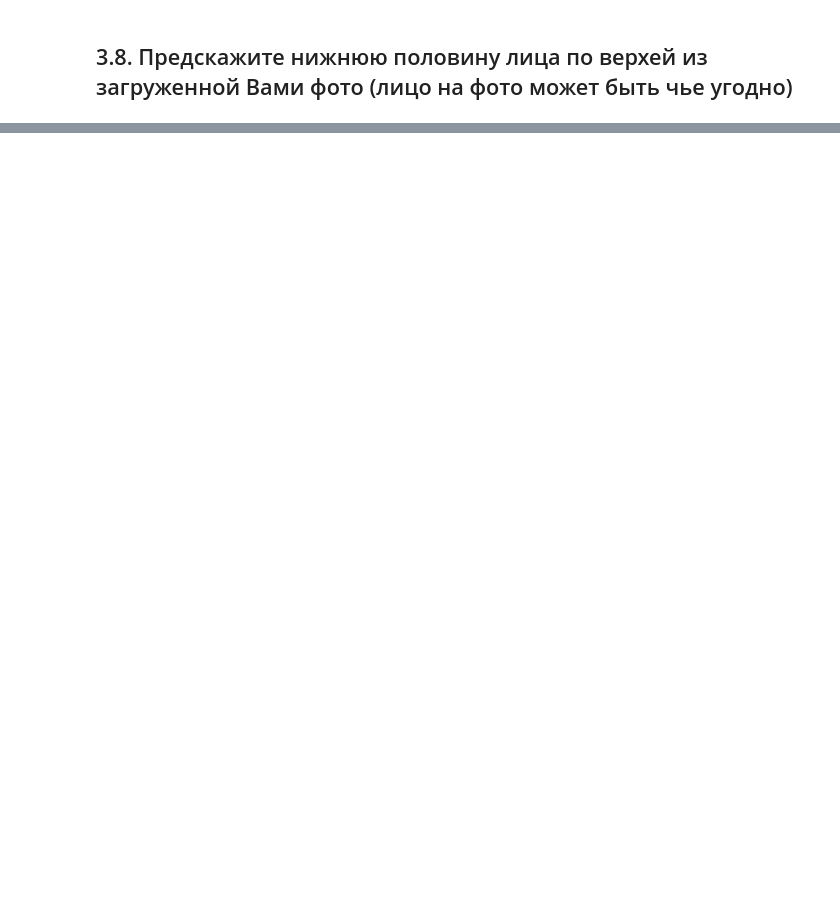
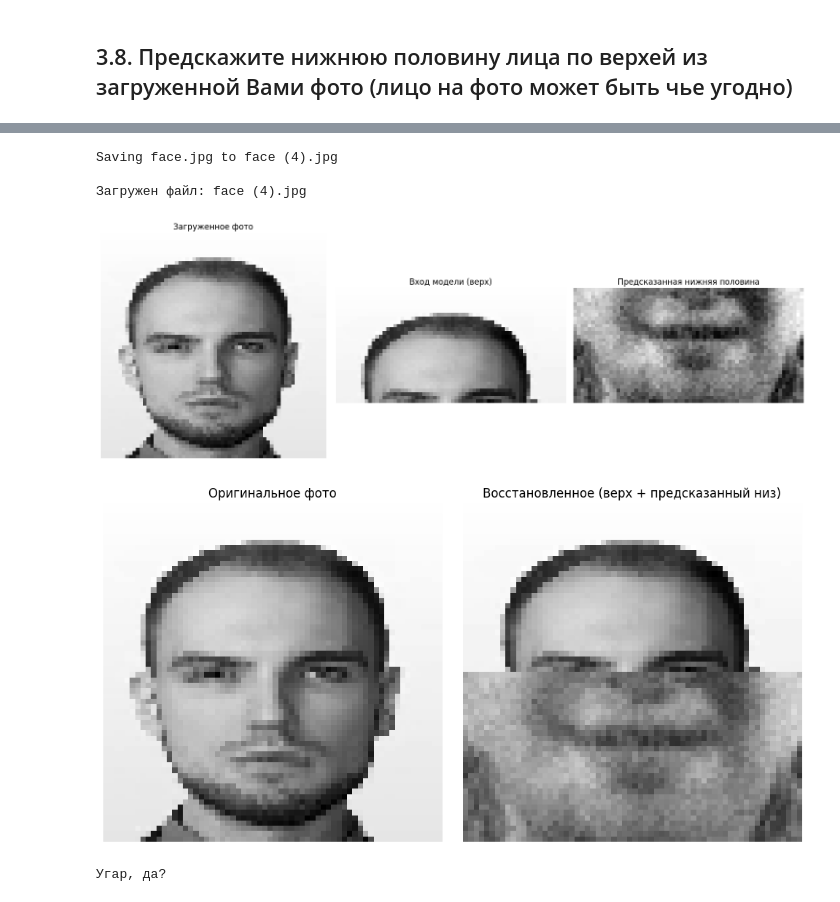
Before and after one commit to DinRazar/neural_networks, a Jupyter notebook: Работа_3.ipynb, the cells around one changed output, grey strips where cells are left out. Cells and saved outputs as stored; diff of their text form; code cells hidden in the pictures; blank space fills up the shorter version.

```diff
--- a/Работа_3.ipynb
+++ b/Работа_3.ipynb
@@ -740,0 +835,72 @@ for i in range(5):
+# %%
+from google.colab import files
+from tensorflow.keras.preprocessing import image
+import matplotlib.pyplot as plt
+import numpy as np
+import io
+
+# Загружаем файл
+uploaded = files.upload()
+
+# Получаем имя загруженного файла
+for filename in uploaded.keys():
+    print(f"\nЗагружен файл: {filename}")
+
+    # Загружаем изображение из загруженных данных
+    img = image.load_img(io.BytesIO(uploaded[filename]),
+                         color_mode='grayscale',
+                         target_size=(64, 64))
+
+    # Преобразуем в массив и нормализуем
+    img_array = image.img_to_array(img) / 255.0
+
+    # Берем верхнюю половину
+    upper_half = img_array[:32, :, :]
+
+    # Подготавливаем для модели
+    upper_half_input = upper_half.reshape(1, 32, 64, 1)
+
+    # Предсказание нижней половины
+    pred_lower_flat = model_faces.predict(upper_half_input, verbose=0)
+    pred_lower = pred_lower_flat.reshape(32, 64)
+
+    # Визуализация результатов
+    fig, axes = plt.subplots(1, 3, figsize=(15, 5))
+
+    # Оригинал (все лицо)
+    axes[0].imshow(img_array[:, :, 0], cmap='gray')
+    axes[0].set_title('Загруженное фото')
+    axes[0].axis('off')
+
+    # Верхняя половина (вход модели)
+    axes[1].imshow(upper_half[:, :, 0], cmap='gray')
+    axes[1].set_title('Вход модели (верх)')
+    axes[1].axis('off')
+
+    # Предсказанная нижняя половина
+    axes[2].imshow(pred_lower, cmap='gray')
+    axes[2].set_title('Предсказанная нижняя половина')
+    axes[2].axis('off')
+
+    plt.tight_layout()
+    plt.show()
+
+    # Показываем восстановленное лицо
+    fig, ax = plt.subplots(1, 2, figsize=(10, 5))
+
+    # Оригинал
+    ax[0].imshow(img_array[:, :, 0], cmap='gray')
+    ax[0].set_title('Оригинальное фото')
+    ax[0].axis('off')
+
+    # Восстановленное (верх настоящий + низ предсказанный)
+    reconstructed = np.vstack([upper_half[:, :, 0], pred_lower])
+    ax[1].imshow(reconstructed, cmap='gray')
+    ax[1].set_title('Восстановленное (верх + предсказанный низ)')
+    ax[1].axis('off')
+
+    plt.tight_layout()
+    plt.show()
+
+    print("Угар, да?")
+# %% [output]
@@ -740,0 +908,6 @@ for i in range(5):
+Saving face.jpg to face (4).jpg
+
+Загружен файл: face (4).jpg
+[figure, added]
+[figure, added]
+Угар, да?
```
Also changed, not shown: parts of 17 cells of this notebook.
